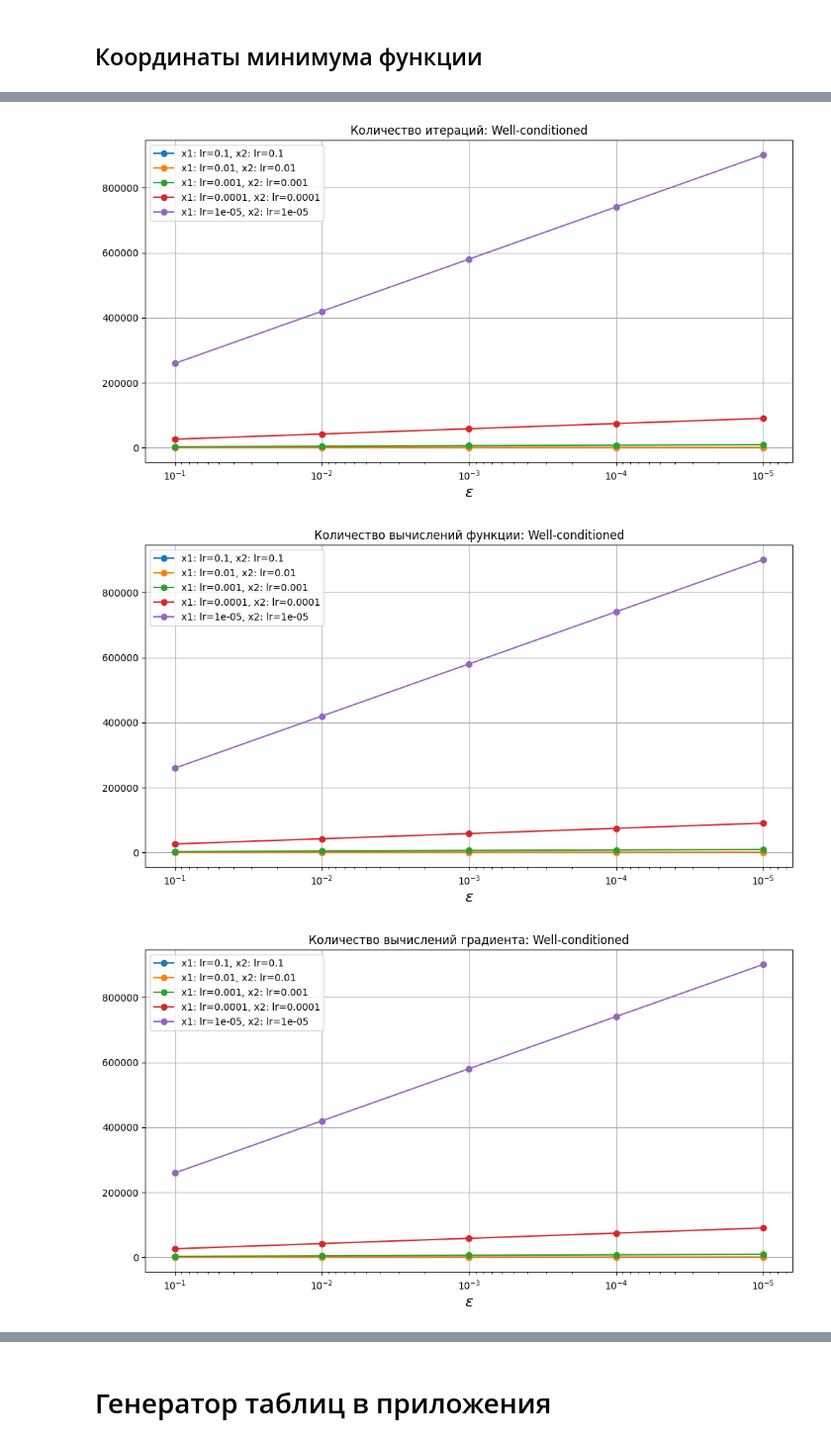
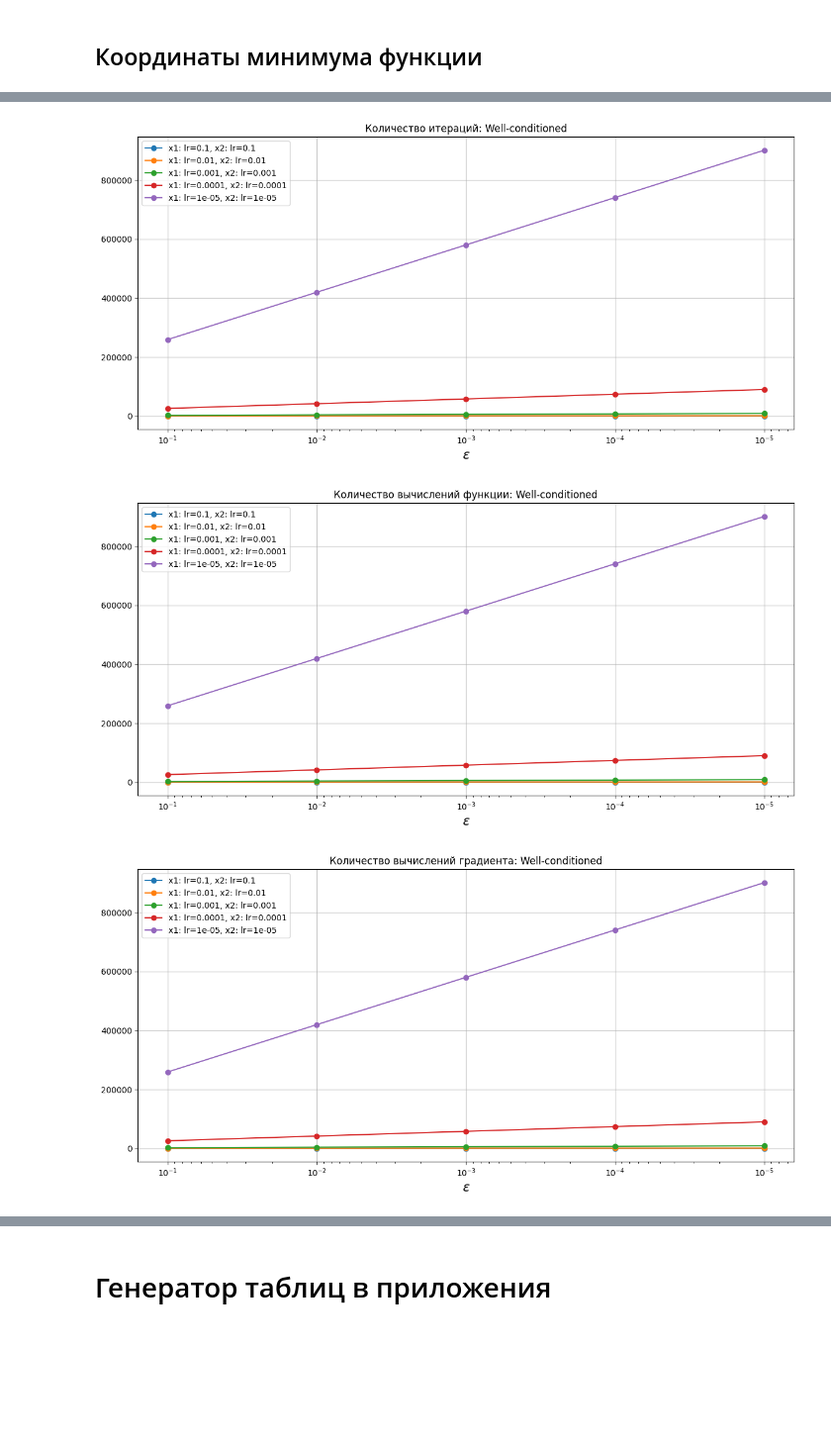
Before and after one commit to romangorbunov91/classic_grad, a Jupyter notebook: const_step_descent.ipynb, the cells around one changed output, grey strips where cells are left out. Shown at 99% size. Saved outputs shown, nothing was run; the diff lists cells and outputs as text; code cells hidden in the pictures; blank space fills up the shorter version.

```diff
--- a/const_step_descent.ipynb
+++ b/const_step_descent.ipynb
@@ -236,6 +236,7 @@ for ndx, lbl in enumerate(func_labels):
         plt.xscale('log')
         plt.xlabel('$\epsilon$', fontsize=user_fontsize)
         plt.legend()
+        plt.tight_layout()
         plt.savefig('readme_img/const_step_descent_img/' + 'x' + str(idx+1) + '_optim_' + lbl + '.png', bbox_inches='tight')
         plt.show()
 # %% [output]
@@ -248,28 +249,29 @@ for ndx, lbl in enumerate(func_labels):
 # %%
 file_name_all = [
         'x_optim',
         'iter_count',
         'func_count',
         'grad_count'
         ]
 for ndx, lbl in enumerate(func_labels):
         for ttl, tbl, file_name in zip(titles_all[1:], tables_all[1:], file_name_all[1:]):
                 plt.figure(figsize=user_figsize)
                 for mdx in range(N_LR):
                         plt.plot(
                                 tbl[ndx]['eps'],
                                 tbl[ndx].iloc[:,1+mdx],
                                 marker='.', markersize=user_markersize,
                                 label=tbl[ndx].iloc[:,1+mdx].name)
                 plt.gca().invert_xaxis()
                 plt.title(ttl + ': ' + lbl)
                 plt.grid()
                 plt.xscale('log')
                 plt.xlabel('$\epsilon$', fontsize=user_fontsize)
                 plt.legend()
+                plt.tight_layout()
                 plt.savefig('readme_img/const_step_descent_img/' + file_name + '_' + lbl + '.png', bbox_inches='tight')
                 plt.show()
 # %% [output]
-[figure, old version]
+[figure, new version]
-[figure, old version]
+[figure, new version]
-[figure, old version]
+[figure, new version]
```
Also changed, not shown: parts of 2 cells of this notebook, 27 other files.
